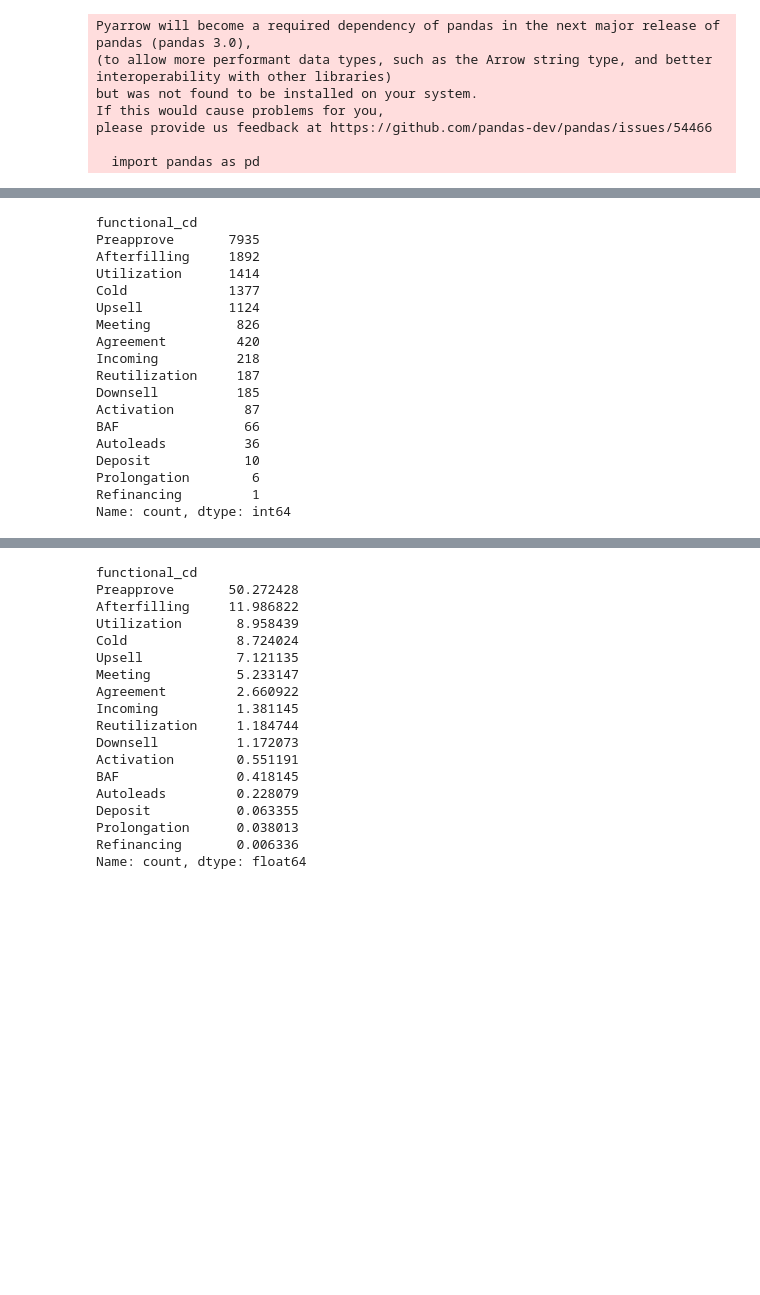
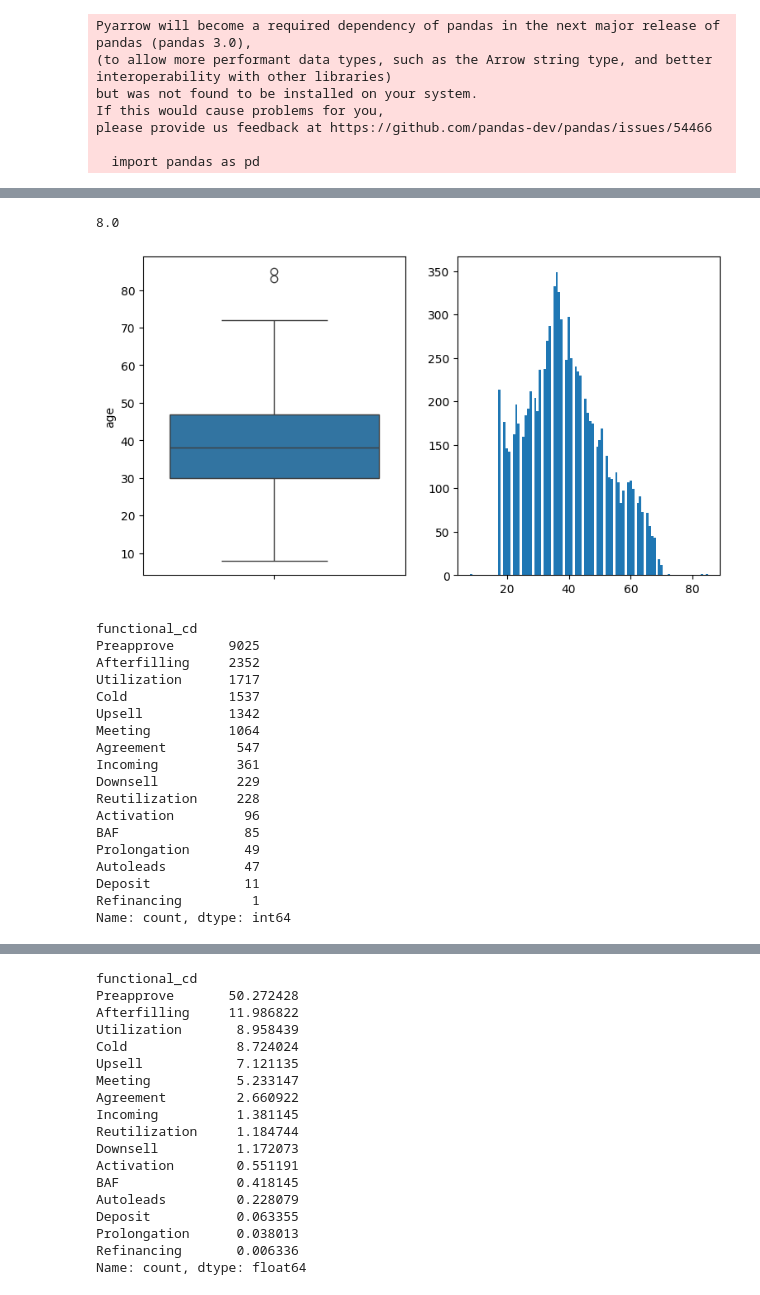
Before and after one commit to bygaga993/bread_dano_2024, a Jupyter notebook: analyse.ipynb, the cells around one changed output, grey strips where cells are left out. Drawn from its saved outputs; the diff is of its cells as text; code cells hidden in the pictures; blank space fills up the shorter version.

```diff
--- a/analyse.ipynb
+++ b/analyse.ipynb
@@ -12,6 +12,6 @@ please provide us feedback at https://github.com/pandas-dev/pandas/issues/54466
 
   import pandas as pd
 # %%
-df = pd.read_csv('bread_dano_2024/sale_tasks_dataset.csv')
+df = pd.read_csv('sale_tasks_dataset.csv')
 df.head(5)
 # %% [output]
@@ -19,21 +25,41 @@ FileNotFoundError: [Errno 2] No such file or directory: 'bread_dano_2024/sale_ta
+# %%
+df['age'] = pd.to_numeric(df['age'], errors='coerce')
+# %%
+df = df[df['functional_cd'] == 'Preapprove']
+# %%
+df['age'].min()
+# %% [output]
+8.0
+# %%
+fig = plt.figure(figsize=(9, 5))
+
+plt.subplot(1, 2, 1)
+sns.boxplot(y=df['age'])
+
+plt.subplot(1, 2, 2)
+plt.hist(df['age'], bins=100)
+
+plt.show()
+# %% [output]
+[figure, added]
 # %%
 df['functional_cd'].value_counts()
 # %% [output]
 functional_cd
-Preapprove       7935
-Afterfilling     1892
-Utilization      1414
-Cold             1377
-Upsell           1124
-Meeting           826
-Agreement         420
-Incoming          218
-Reutilization     187
-Downsell          185
-Activation         87
-BAF                66
-Autoleads          36
-Deposit            10
-Prolongation        6
+Preapprove       9025
+Afterfilling     2352
+Utilization      1717
+Cold             1537
+Upsell           1342
+Meeting          1064
+Agreement         547
+Incoming          361
+Downsell          229
+Reutilization     228
+Activation         96
+BAF                85
+Prolongation       49
+Autoleads          47
+Deposit            11
 Refinancing         1
 Name: count, dtype: int64
```
Also changed, not shown: parts of 2 cells of this notebook.
